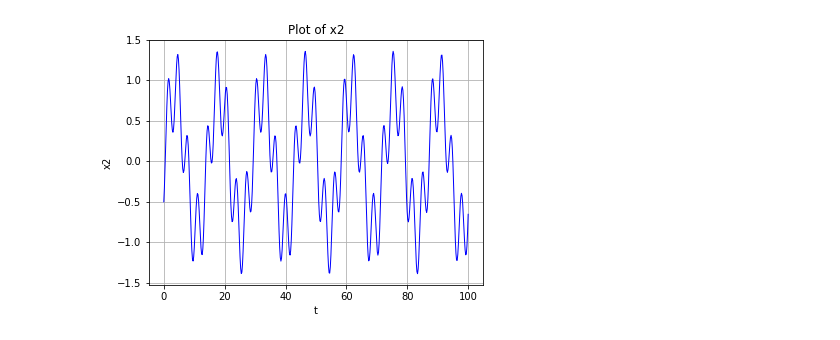
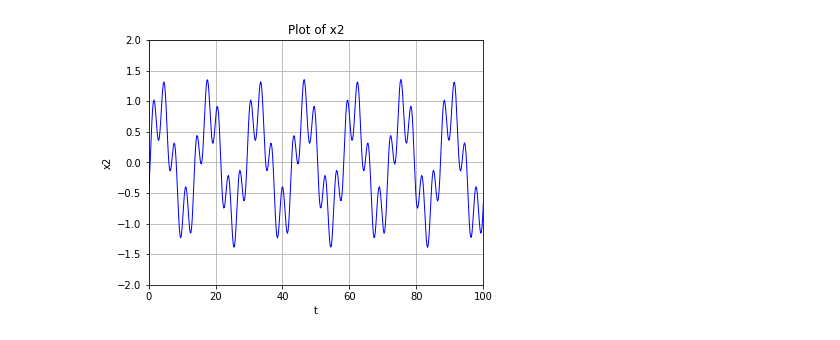
Before and after one commit to michellecontreras24/computacional1, a Jupyter notebook: Actividad6/2.3/Actividad6_2.3.ipynb, the cells around one changed output. Saved outputs shown, nothing was run; the diff lists cells and outputs as text; code cells hidden in the pictures.

```diff
--- a/Actividad6/2.3/Actividad6_2.3.ipynb
+++ b/Actividad6/2.3/Actividad6_2.3.ipynb
@@ -145,28 +155,31 @@ savefig('ej2_3.3.png', dpi=100)
 # %%
 # Plot the solution that was generated
 
+import matplotlib.pyplot as plt
 from numpy import loadtxt
 from pylab import figure, plot, xlabel, grid, hold, legend, title, savefig, ylabel
 from matplotlib.font_manager import FontProperties
 % matplotlib inline
 
 t, x1, y1, x2, y2 = loadtxt('ej2_3.dat', unpack=True)
 
 figure(1, figsize=(6, 4.5))
 
 xlabel('t')
 ylabel('x2')
 grid(True)
 #hold(True)
 lw = 1
+plt.ylim(-2,2)
+plt.xlim (0,100)
 
 plot(t,x2, 'b', linewidth=lw)
 
 #legend((r'$x_1$', r'$x_2$'), prop=FontProperties(size=16))
 title('Plot of x2')
 savefig('ej2_3.4.png', dpi=100)
 # %% [output]
-[figure, old version]
+[figure, new version]
 # %%
 # Plot the solution that was generated
 
```
Also changed, not shown: parts of 6 cells of this notebook, 47 other files.
